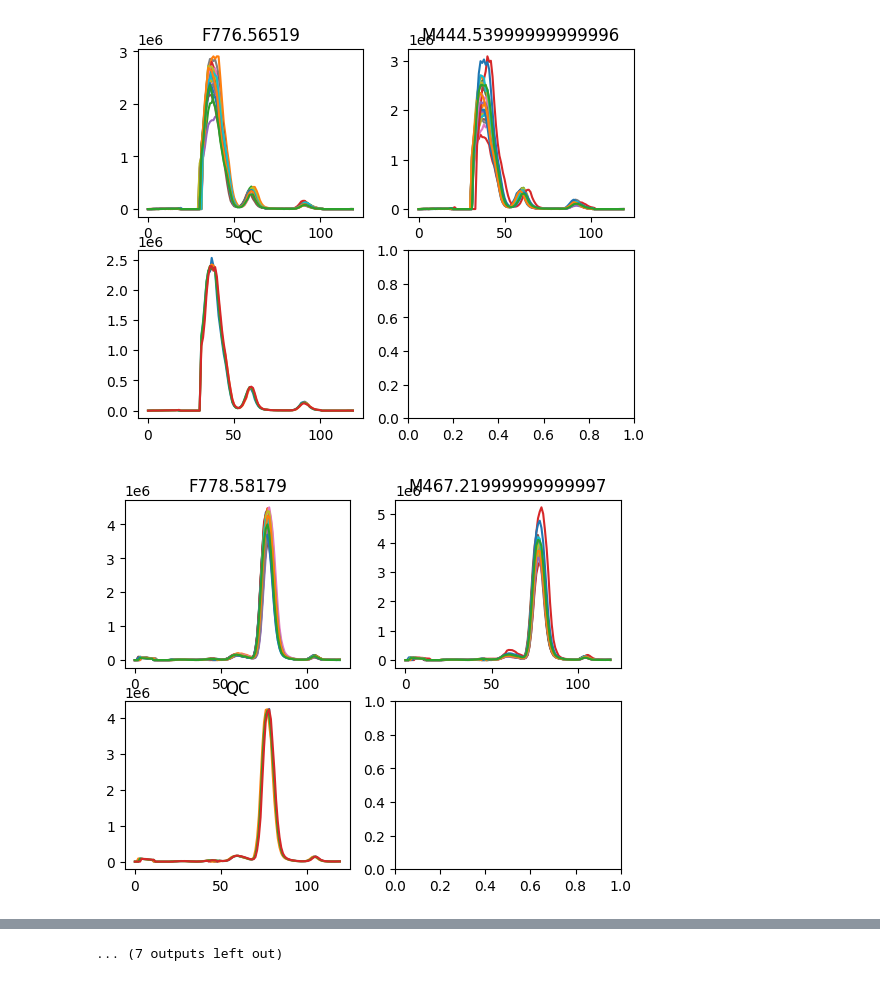
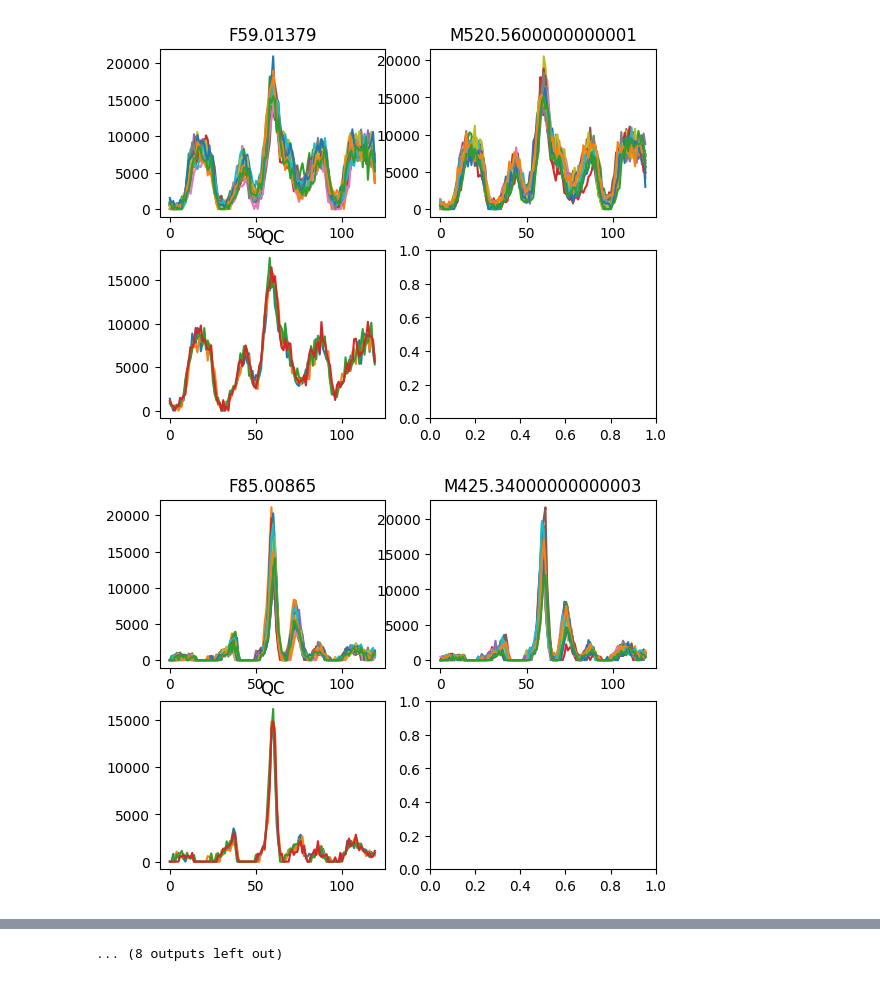
Before and after one commit to F4llis/metabo_tools, a Jupyter notebook: peak_annotation_predict.ipynb, the cells around one changed output, grey strips where cells are left out. Cells and saved outputs as stored; diff of their text form; code cells hidden in the pictures.

```diff
--- a/peak_annotation_predict.ipynb
+++ b/peak_annotation_predict.ipynb
@@ -214,4 +234,4 @@ print(len( her - me))
 # %%
-for e in list(her-me)[:20]:
+for e in list(me)[:20]:
     data.plot(e)
 # %% [output]
@@ -219,2 +239,2 @@ for e in list(her-me)[:20]:
-[figure, old version]
+[figure, new version]
-[figure, old version]
+[figure, new version]
@@ -230 +250 @@ for e in list(her-me)[:20]:
-... (7 outputs left out)
+... (8 outputs left out)
```
Also changed, not shown: parts of 3 cells of this notebook, 2 other files.
